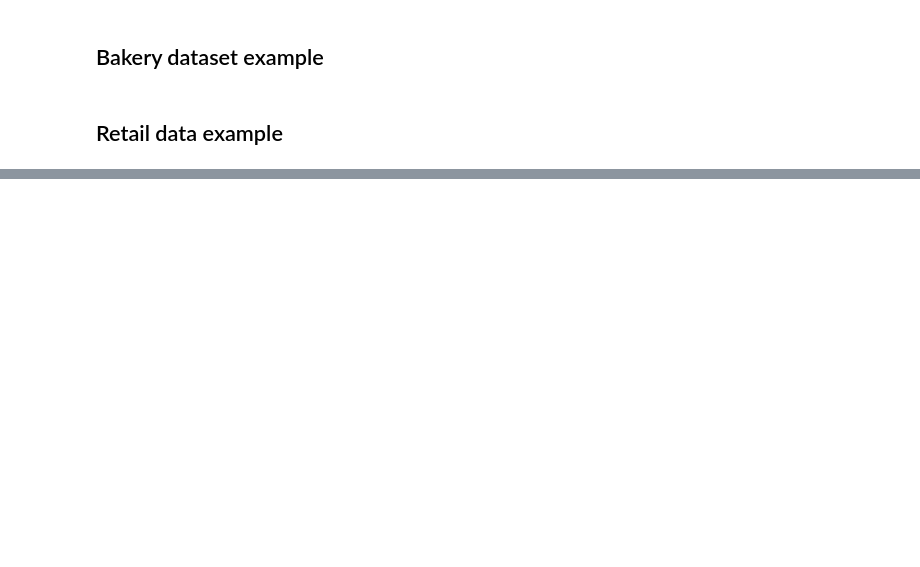
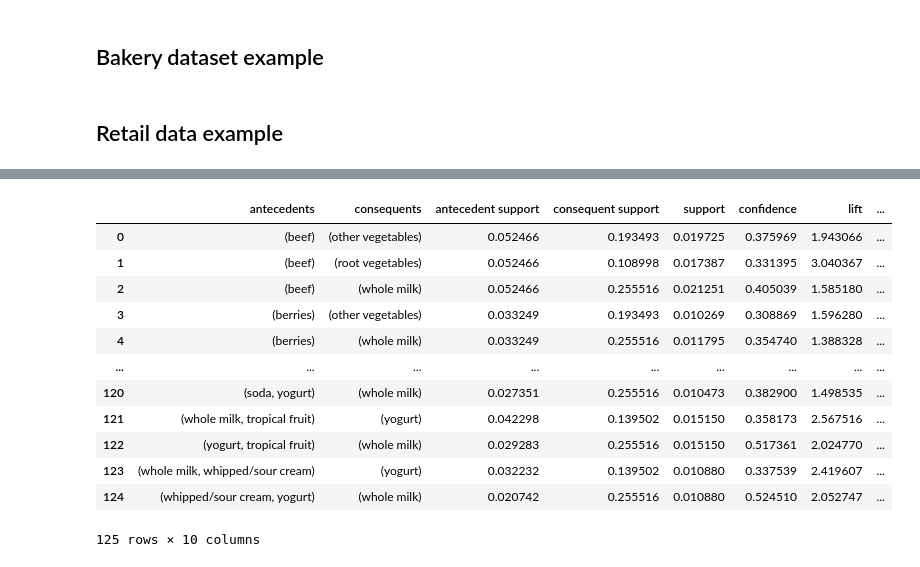
Before and after one commit to ARM-interpretation/Trie-of-rules, a Jupyter notebook: Example.ipynb, the cells around one changed output, grey strips where cells are left out. Drawn from its saved outputs; the diff is of its cells as text; code cells hidden in the pictures; blank space fills up the shorter version.

```diff
--- a/Example.ipynb
+++ b/Example.ipynb
@@ -64,0 +145,16 @@ TOR_retail.save_graph("output/retail trie of rules.graphml")
+# %%
+rules[rules['lift']>1]
+# %% [output]
+|  | antecedents | consequents | antecedent support | consequent support | support | confidence | lift | ... |
+| 0 | (beef) | (other vegetables) | 0.052466 | 0.193493 | 0.019725 | 0.375969 | 1.943066 | ... |
+| 1 | (beef) | (root vegetables) | 0.052466 | 0.108998 | 0.017387 | 0.331395 | 3.040367 | ... |
+| 2 | (beef) | (whole milk) | 0.052466 | 0.255516 | 0.021251 | 0.405039 | 1.585180 | ... |
+| 3 | (berries) | (other vegetables) | 0.033249 | 0.193493 | 0.010269 | 0.308869 | 1.596280 | ... |
+| 4 | (berries) | (whole milk) | 0.033249 | 0.255516 | 0.011795 | 0.354740 | 1.388328 | ... |
+| ... | ... | ... | ... | ... | ... | ... | ... | ... |
+| 120 | (soda, yogurt) | (whole milk) | 0.027351 | 0.255516 | 0.010473 | 0.382900 | 1.498535 | ... |
+| 121 | (whole milk, tropical fruit) | (yogurt) | 0.042298 | 0.139502 | 0.015150 | 0.358173 | 2.567516 | ... |
+| 122 | (yogurt, tropical fruit) | (whole milk) | 0.029283 | 0.255516 | 0.015150 | 0.517361 | 2.024770 | ... |
+| 123 | (whole milk, whipped/sour cream) | (yogurt) | 0.032232 | 0.139502 | 0.010880 | 0.337539 | 2.419607 | ... |
+| 124 | (whipped/sour cream, yogurt) | (whole milk) | 0.020742 | 0.255516 | 0.010880 | 0.524510 | 2.052747 | ... |
+125 rows × 10 columns
```
Also changed, not shown: parts of 10 cells of this notebook, 22 other files.
